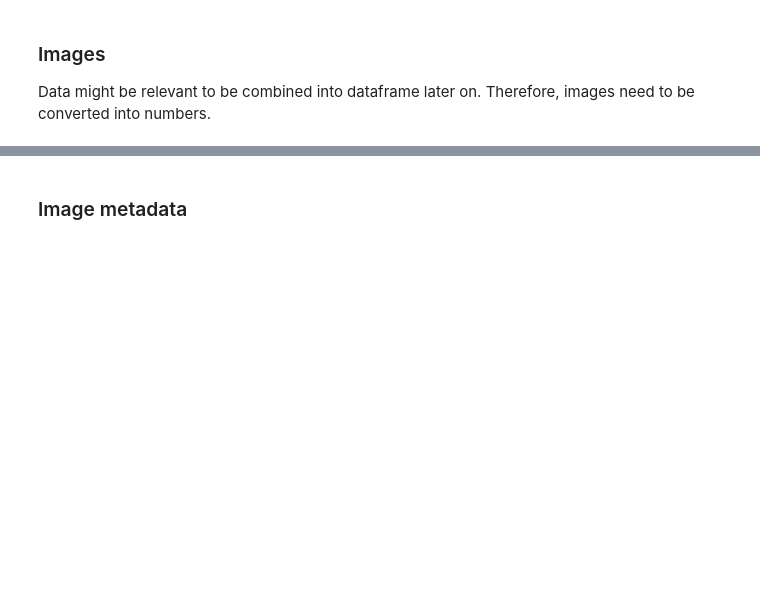
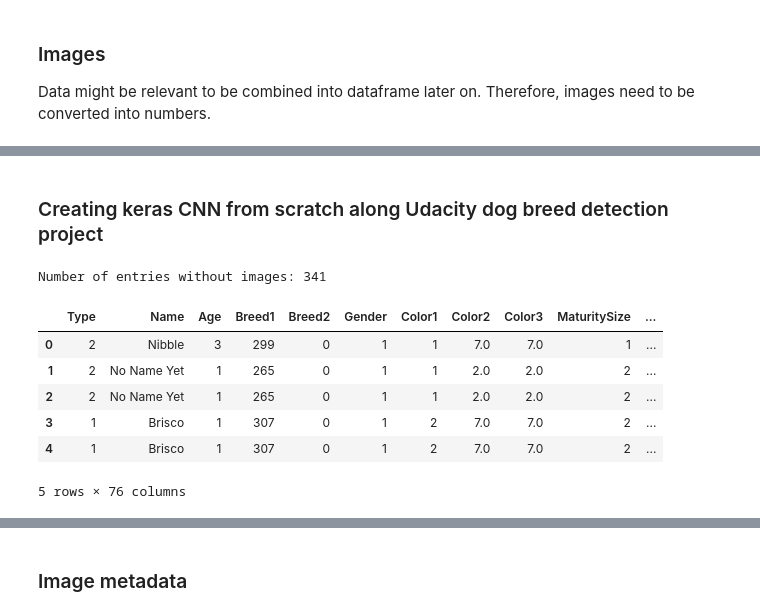
Before and after one commit to manuelfreude/kagglepetfinder, a Jupyter notebook: petfinder.ipynb, the cells around one changed output, grey strips where cells are left out. Saved outputs shown, nothing was run; the diff lists cells and outputs as text; code cells hidden in the pictures; blank space fills up the shorter version.

Commit message:
Adding image data loading & keras freestyle model

```diff
--- a/petfinder.ipynb
+++ b/petfinder.ipynb
@@ -1077,0 +1081,29 @@ def paths_to_tensor(img_paths):
+# %% [markdown]
+### Creating keras CNN from scratch along Udacity dog breed detection project
+# %%
+# Creating train target variable
+# Source: https://www.kaggle.com/gaborvecsei/adoption-speed-from-images
+
+from pathlib import Path
+import cv2
+
+image_paths = list(Path("train_images/").glob("*.jpg"))
+image_ids = [x.stem.split("-")[0] for x in image_paths]
+train_img = train.merge(pd.DataFrame({"PetID":image_ids, "ImagePath":image_paths}), on="PetID", how="outer")
+has_images_mask = ~train_img["ImagePath"].isnull()
+
+print("Number of entries without images: {0}".format((~has_images_mask).sum()))
+
+train_img = train_img.dropna(subset=["ImagePath"])
+# %% [output]
+Number of entries without images: 341
+# %%
+train_img.head()
+# %% [output]
+|  | Type | Name | Age | Breed1 | Breed2 | Gender | Color1 | Color2 | Color3 | MaturitySize | ... |
+| 0 | 2 | Nibble | 3 | 299 | 0 | 1 | 1 | 7.0 | 7.0 | 1 | ... |
+| 1 | 2 | No Name Yet | 1 | 265 | 0 | 1 | 1 | 2.0 | 2.0 | 2 | ... |
+| 2 | 2 | No Name Yet | 1 | 265 | 0 | 1 | 1 | 2.0 | 2.0 | 2 | ... |
+| 3 | 1 | Brisco | 1 | 307 | 0 | 1 | 2 | 7.0 | 7.0 | 2 | ... |
+| 4 | 1 | Brisco | 1 | 307 | 0 | 1 | 2 | 7.0 | 7.0 | 2 | ... |
+5 rows × 76 columns
```
Also changed, not shown: parts of 17 cells of this notebook.
